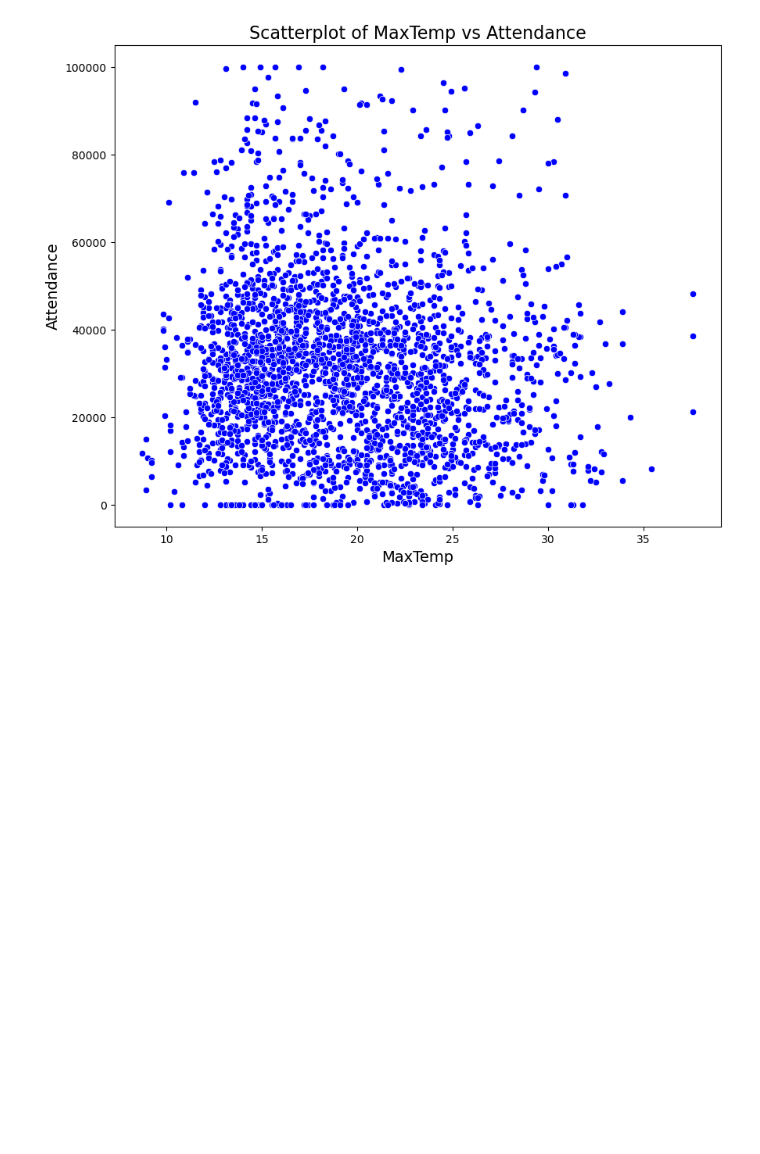
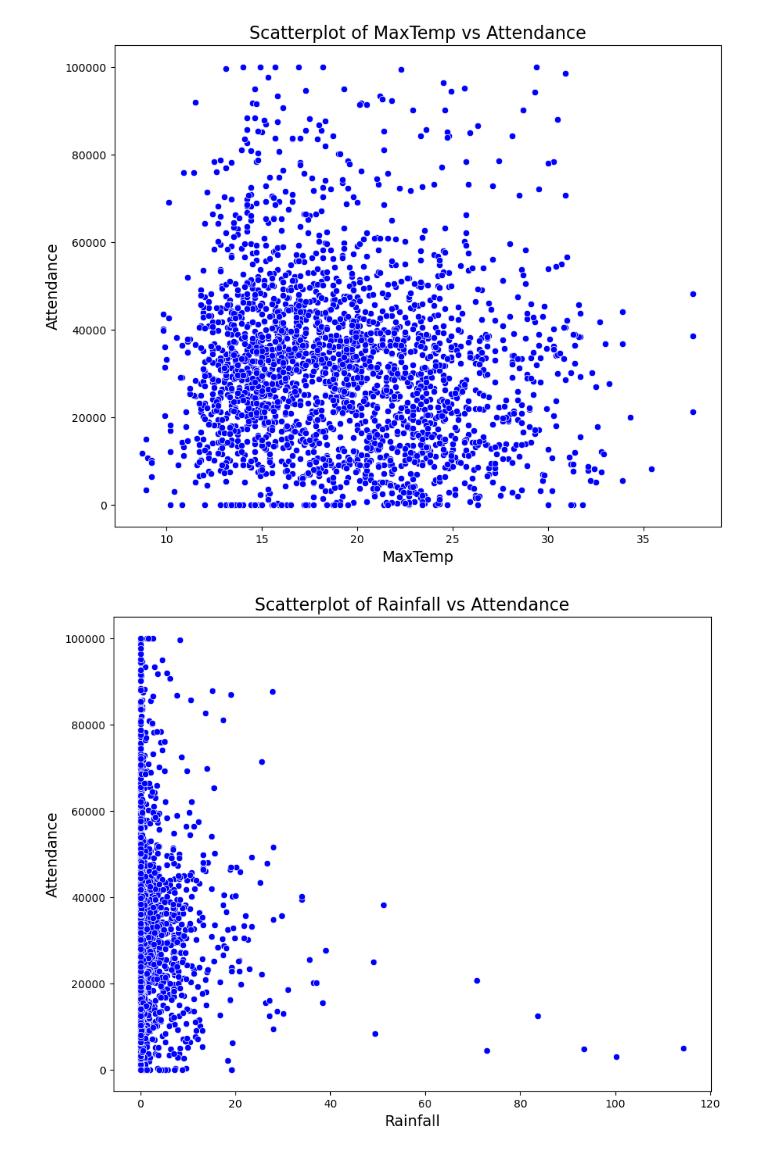
Before and after one commit to Raad42/AflAnalysis-, a Jupyter notebook: notebooks/eda.ipynb, the cells around one changed output. Cells and saved outputs as stored; diff of their text form; code cells hidden in the pictures; blank space fills up the shorter version.

```diff
--- a/notebooks/eda.ipynb
+++ b/notebooks/eda.ipynb
@@ -133,0 +122,12 @@ plt.show()
+# %%
+#Rainfall
+plt.figure(figsize=(10, 8))
+sns.scatterplot(data = mainDF, x='Rainfall', y='Attendance', color='blue')
+
+plt.title('Scatterplot of Rainfall vs Attendance', fontsize=16)
+plt.xlabel('Rainfall', fontsize=14)
+plt.ylabel('Attendance', fontsize=14)
+
+plt.show()
+# %% [output]
+[figure, added]
```
Also changed, not shown: parts of 12 cells of this notebook, 3 other files.
